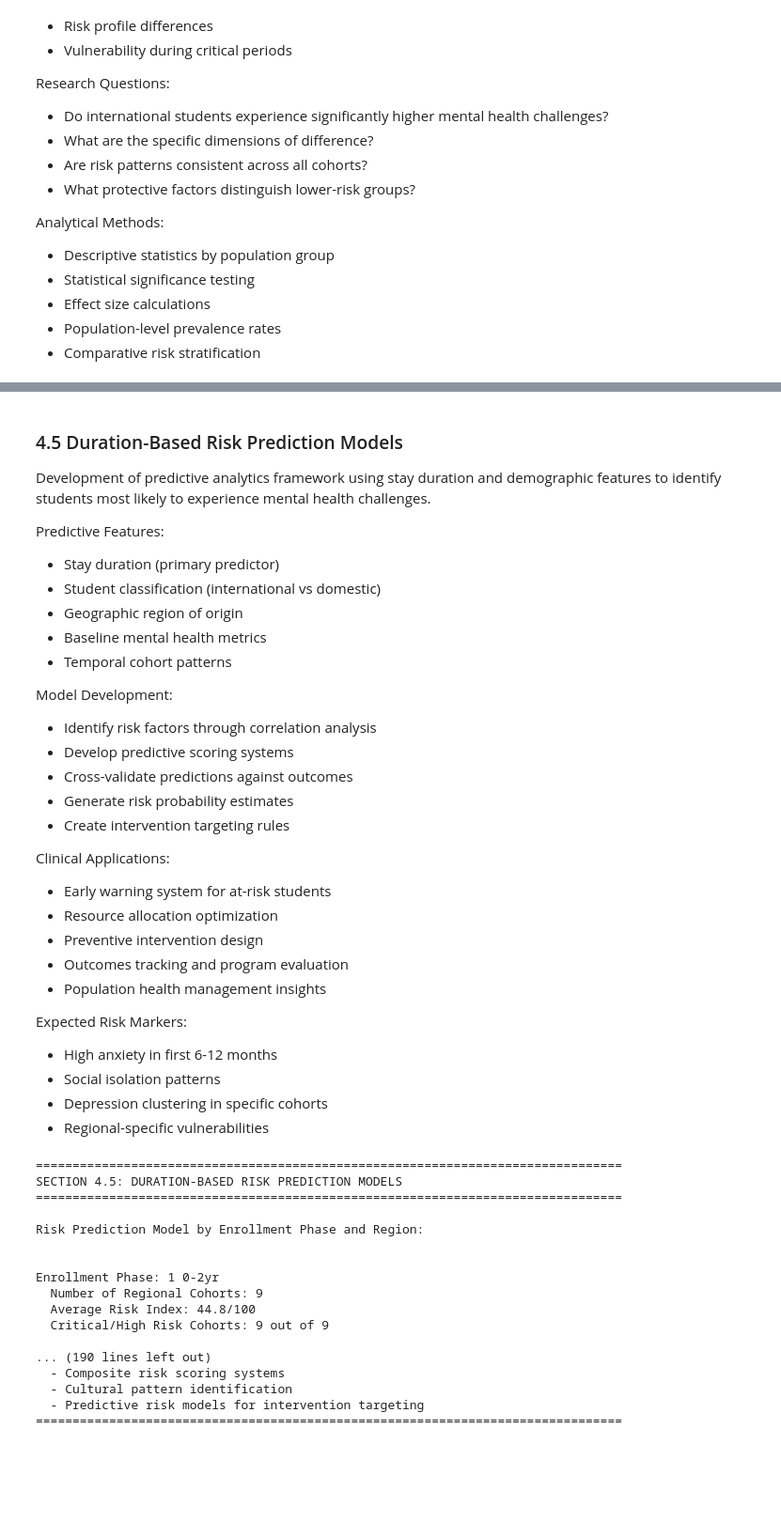
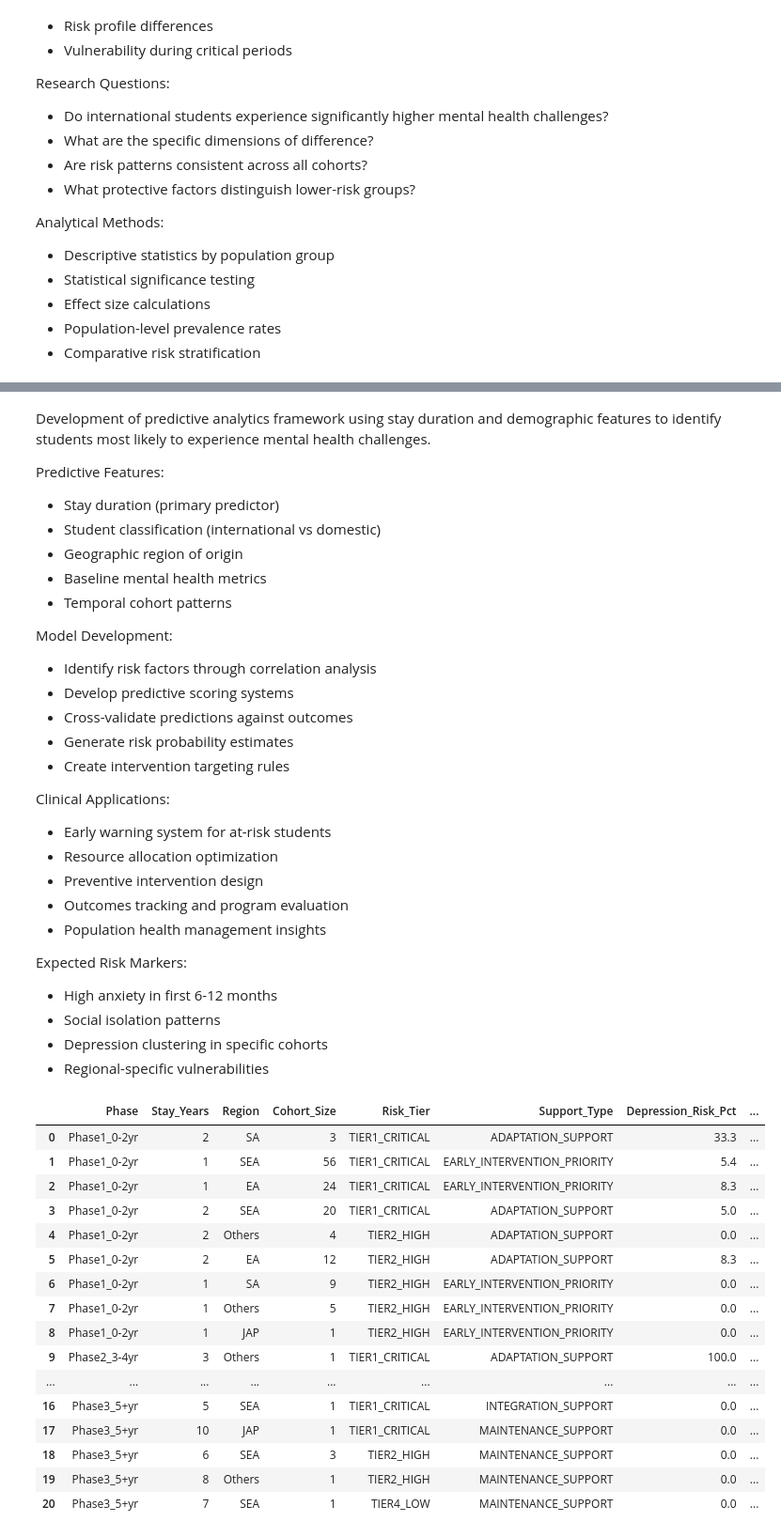
Before and after one commit to TeslimAdeyanju/portfolio-06-student-wellbeing-sql, a Jupyter notebook: advanced-student-wellbeing-sql-analysis.ipynb, the cells around one changed output, grey strips where cells are left out. Shown at 94% size. Saved outputs shown, nothing was run; the diff lists cells and outputs as text; code cells hidden in the pictures; blank space fills up the shorter version.

```diff
--- a/advanced-student-wellbeing-sql-analysis.ipynb
+++ b/advanced-student-wellbeing-sql-analysis.ipynb
@@ -1362,6 +1320,4 @@ SEA (n=122, 60.7% of international students):
 # %% [markdown]
-### 4.5 Duration-Based Risk Prediction Models
-
 Development of predictive analytics framework using stay duration and demographic features to identify students most likely to experience mental health challenges.
 
 Predictive Features:
@@ -1466,86 +1422,49 @@ SELECT
     ROUND(overall_risk_index, 1) as risk_index_0_100,
     mental_health_concern_prob as concern_probability,
     social_isolation_prob as isolation_probability,
     CASE
         WHEN n >= 10 THEN 'RELIABLE'
         WHEN n >= 5 THEN 'MODERATE_RELIABILITY'
         ELSE 'SMALL_SAMPLE'
     END as prediction_reliability
 FROM risk_tiers
 ORDER BY
     CASE
         WHEN enrollment_phase = 'Phase1_0-2yr' THEN 1
         WHEN enrollment_phase = 'Phase2_3-4yr' THEN 2
         WHEN enrollment_phase = 'Phase3_5+yr' THEN 3
     END,
     overall_risk_index DESC,
     stay ASC;
 """
 
-print("\n" + "="*80)
-print("SECTION 4.5: DURATION-BASED RISK PREDICTION MODELS")
-print("="*80 + "\n")
-
 cursor.execute(risk_prediction_query)
 prediction_results = cursor.fetchall()
 
 prediction_df = pd.DataFrame(prediction_results, columns=[
     'Phase', 'Stay_Years', 'Region', 'Cohort_Size', 'Risk_Tier', 'Support_Type',
     'Depression_Risk_Pct', 'Anxiety_Risk_Pct', 'Isolation_Pct', 'Risk_Index',
     'Concern_Probability', 'Isolation_Probability', 'Reliability'
 ])
 
-print("Risk Prediction Model by Enrollment Phase and Region:\n")
 
-# Summary by phase
-for phase in ['Phase1_0-2yr', 'Phase2_3-4yr', 'Phase3_5+yr']:
-    phase_data = prediction_df[prediction_df['Phase'] == phase]
-    if len(phase_data) > 0:
-        print(f"\nEnrollment Phase: {phase.replace('Phase', '').replace('_', ' ')}")
-        print(f"  Number of Regional Cohorts: {len(phase_data)}")
-        print(f"  Average Risk Index: {phase_data['Risk_Index'].mean():.1f}/100")
-        print(f"  Critical/High Risk Cohorts: {len(phase_data[phase_data['Risk_Tier'].isin(['TIER1_CRITICAL', 'TIER2_HIGH'])])} out of {len(phase_data)}")
-
-        for idx, row in phase_data.iterrows():
-            print(f"\n    {row['Region']} (n={row['Cohort_Size']}):")
-            print(f"      Risk Tier: {row['Risk_Tier']}")
-            print(f"      Support Type: {row['Support_Type']}")
-            print(f"      Anxiety Risk: {row['Anxiety_Risk_Pct']}% | Depression Risk: {row['Depression_Risk_Pct']}%")
-            print(f"      Social Isolation: {row['Isolation_Pct']}%")
-            print(f"      Overall Risk Index: {row['Risk_Index']}/100")
-            print(f"      Prediction Reliability: {row['Reliability']}")
-
-print("\n" + "="*80)
-print("PHASE 2 COMPLETION STATUS")
-print("="*80)
-print("✓ 4.1 Stay Duration Segmentation: COMPLETE")
-print("✓ 4.2 International vs Domestic Comparative Studies: COMPLETE")
-print("✓ 4.3 Mental Health Metric Scoring & Risk Stratification: COMPLETE")
-print("✓ 4.4 Cross-Cultural Wellbeing Patterns: COMPLETE")
-print("✓ 4.5 Duration-Based Risk Prediction Models: COMPLETE")
-print("\nAdvanced SQL Analysis Framework complete with:")
-print("  - Multi-dimensional segmentation analysis")
-print("  - Comparative population studies")
-print("  - Composite risk scoring systems")
-print("  - Cultural pattern identification")
-print("  - Predictive risk models for intervention targeting")
-print("="*80 + "\n")
+display(prediction_df)
 # %% [output]
-================================================================================
-SECTION 4.5: DURATION-BASED RISK PREDICTION MODELS
-================================================================================
-
-Risk Prediction Model by Enrollment Phase and Region:
-
-
-Enrollment Phase: 1 0-2yr
-  Number of Regional Cohorts: 9
-  Average Risk Index: 44.8/100
-  Critical/High Risk Cohorts: 9 out of 9
-
-... (190 lines left out)
-  - Composite risk scoring systems
-  - Cultural pattern identification
-  - Predictive risk models for intervention targeting
-================================================================================
+|  | Phase | Stay_Years | Region | Cohort_Size | Risk_Tier | Support_Type | Depression_Risk_Pct | ... |
+| 0 | Phase1_0-2yr | 2 | SA | 3 | TIER1_CRITICAL | ADAPTATION_SUPPORT | 33.3 | ... |
+| 1 | Phase1_0-2yr | 1 | SEA | 56 | TIER1_CRITICAL | EARLY_INTERVENTION_PRIORITY | 5.4 | ... |
+| 2 | Phase1_0-2yr | 1 | EA | 24 | TIER1_CRITICAL | EARLY_INTERVENTION_PRIORITY | 8.3 | ... |
+| 3 | Phase1_0-2yr | 2 | SEA | 20 | TIER1_CRITICAL | ADAPTATION_SUPPORT | 5.0 | ... |
+| 4 | Phase1_0-2yr | 2 | Others | 4 | TIER2_HIGH | ADAPTATION_SUPPORT | 0.0 | ... |
+| 5 | Phase1_0-2yr | 2 | EA | 12 | TIER2_HIGH | ADAPTATION_SUPPORT | 8.3 | ... |
+| 6 | Phase1_0-2yr | 1 | SA | 9 | TIER2_HIGH | EARLY_INTERVENTION_PRIORITY | 0.0 | ... |
+| 7 | Phase1_0-2yr | 1 | Others | 5 | TIER2_HIGH | EARLY_INTERVENTION_PRIORITY | 0.0 | ... |
+| 8 | Phase1_0-2yr | 1 | JAP | 1 | TIER2_HIGH | EARLY_INTERVENTION_PRIORITY | 0.0 | ... |
+| 9 | Phase2_3-4yr | 3 | Others | 1 | TIER1_CRITICAL | ADAPTATION_SUPPORT | 100.0 | ... |
+| ... | ... | ... | ... | ... | ... | ... | ... | ... |
+| 16 | Phase3_5+yr | 5 | SEA | 1 | TIER1_CRITICAL | INTEGRATION_SUPPORT | 0.0 | ... |
+| 17 | Phase3_5+yr | 10 | JAP | 1 | TIER1_CRITICAL | MAINTENANCE_SUPPORT | 0.0 | ... |
+| 18 | Phase3_5+yr | 6 | SEA | 3 | TIER2_HIGH | MAINTENANCE_SUPPORT | 0.0 | ... |
+| 19 | Phase3_5+yr | 8 | Others | 1 | TIER2_HIGH | MAINTENANCE_SUPPORT | 0.0 | ... |
+| 20 | Phase3_5+yr | 7 | SEA | 1 | TIER4_LOW | MAINTENANCE_SUPPORT | 0.0 | ... |
 # %% [markdown]
```
Also changed, not shown: parts of 53 cells of this notebook.
